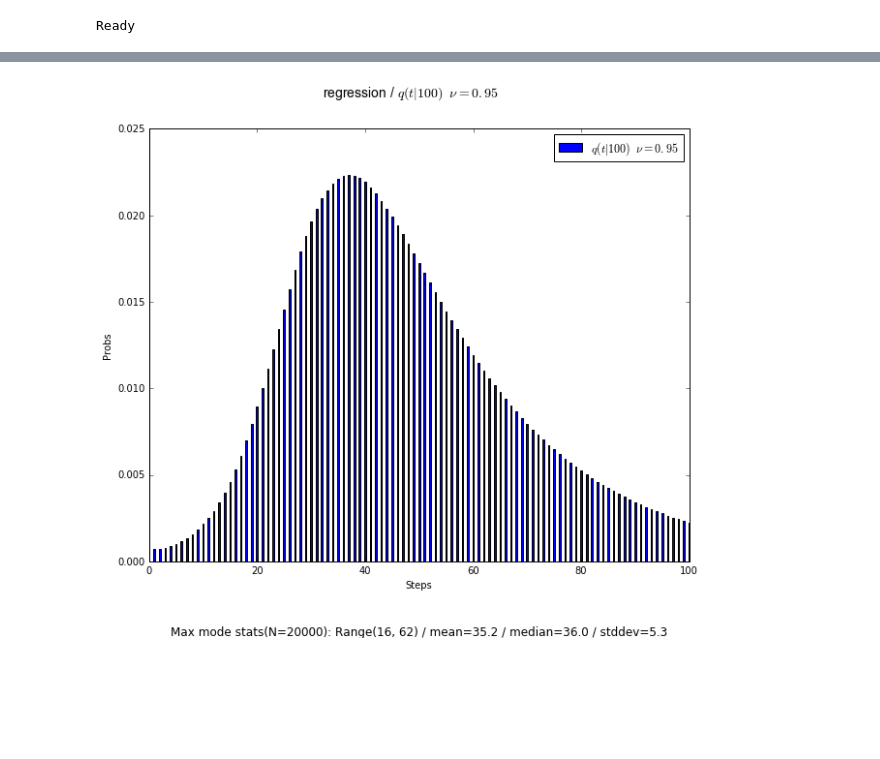
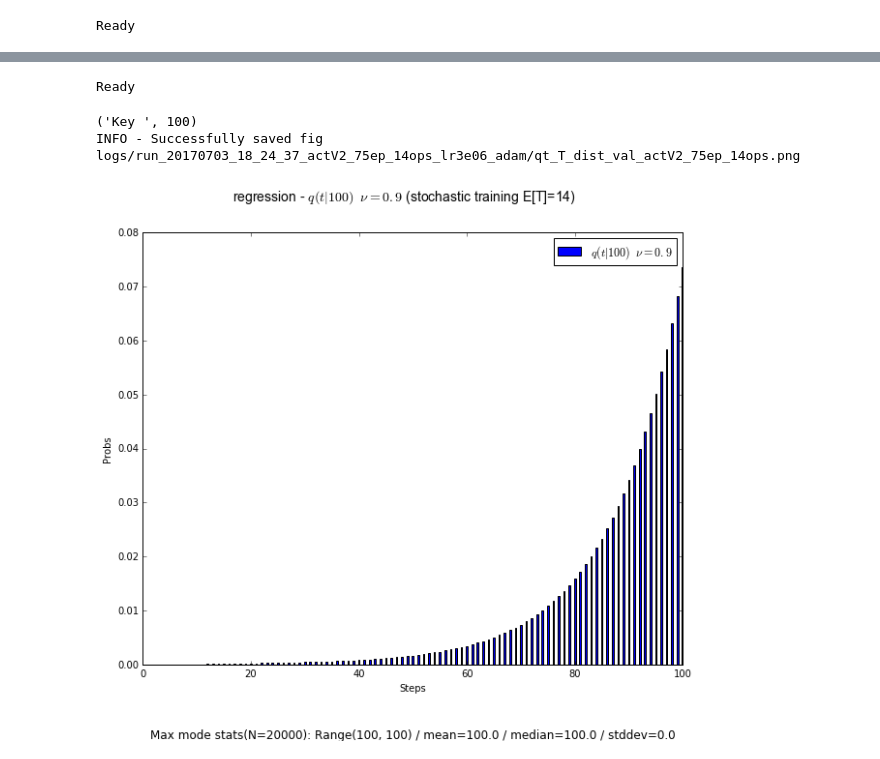
Before and after one commit to toologicbv/meta_learner, a Jupyter notebook: 10d_reg_results_20170623.ipynb, the cells around one changed output, grey strips where cells are left out. Drawn from its saved outputs; the diff is of its cells as text; code cells hidden in the pictures; blank space fills up the shorter version.

```diff
--- a/10d_reg_results_20170623.ipynb
+++ b/10d_reg_results_20170623.ipynb
@@ -46,12 +46,19 @@ expers_to_load = [(False, "run_20170629_15_06_49_metaV1_10ep_100ops_retrain_lr5e
                   (False, "run_20170625_18_56_22_metaV1_60ep_100ops_retrain_lr5e06_adam"), # quadratics
                   (False, "run_20170629_16_58_08_metaV1_10ep_100ops_retrain_lr5e06_adam"), # 30eps/without BPTT
                   (False, "run_20170627_18_12_50_metaV1_10ep_100ops_retrain_lr1e06_adam"), # 30eps/with BPTT
+                  # Meta V1 model regression
+                  (True, "run_20170702_15_29_52_metaV1_40ep_100ops_retrain_lr5e06_adam"), # 110 epo
                   # ACT V2 model (1 LSTM)
-                  (True, "run_20170628_21_23_35_actV2_40ep_100ops_retrain_lr1e06_adam"), # q=0.90 / lr 1e-6 / 70eps
-                  (True, "run_20170630_09_00_26_actV2_70ep_100ops_lr5e06_adam"), # 0.95 / lr5e-6 / 70eps
-                  (True, "run_20170629_19_58_02_actV2_40ep_100ops_retrain_lr5e06_adam"),  # 0.80 / lr5e-6 / 70 eps
-                  (True, "run_20170629_22_12_52_actV2_70ep_100ops_lr5e06_adam"), # 0.98 / lr 5e-6 / 70 eps
-                  (True, "run_20170629_19_55_41_actV2_40ep_100ops_retrain_lr5e06_adam")] # server 0.85 / 5e-6 / 80 eps
+                  (True, "run_20170701_18_28_48_actV2_50ep_100ops_retrain_lr5e06_adam"), # 0.5 100 epo
+                  (False, "run_20170630_22_54_04_actV2_70ep_100ops_lr5e06_adam"), # 0.6; 60 epo
+                  (True, "run_20170702_20_43_33_actV2_40ep_100ops_retrain_lr5e06_adam"), # 0.7 70+40epo
+                  (True, "run_20170702_17_08_24_actV2_40ep_100ops_retrain_lr5e06_adam"),  # 0.80 / lr5e-6 / 110 eps
+                  (False, "run_20170702_22_41_05_actV2_40ep_100ops_retrain_lr5e06_adam"),  # 0.85 / lr5e-6 / 70 eps
+                  (False, "run_20170703_08_46_15_actV2_40ep_100ops_retrain_lr5e06_adam"), # q=0.90 / lr 1e-6 / 70eps
+                  (True, "run_20170702_13_56_09_actV2_20ep_100ops_retrain_lr5e06_adam"), # 0.98 / lr5e-6 / 120eps
+                  (False, "run_20170703_18_24_37_actV2_75ep_14ops_lr3e06_adam"), # 0.9 stochastic
+                  (True, "run_20170703_15_19_53_actV2_80ep_21ops_lr5e06_adam"), # 0.93 stochastic 80epos
+                  (True, "run_20170702_20_51_12_actV2_150ep_49ops_lr5e06_adam")] # 0.98 stochastic
 # %%
 without_models = False
 
@@ -236,3 +227,11 @@ INFO - --------------------------- End of validation ---------------------------
-# %%
-# exper = get_experiment('run_20170515_13_53_49_actV2_20ep_10ops_lr5e05_adam')
-exper = get_experiment("run_20170525_19_39_19_actV2_30ep_20ops_lr5e05_adam")
+# %%
+del new_experiments
+new_experiments = []
+
+for exper in expers_to_load:
+    if exper[0]:
+        new_experiments.append(get_experiment(path_to_exp=exper[1] + "/" + "exp_statistics_test20000.dll",
+                                              full_path=True))
+print("Ready")
+# %% [output]
+Ready
@@ -239,8 +240,10 @@ exper = get_experiment("run_20170525_19_39_19_actV2_30ep_20ops_lr5e05_adam")
 # %%
-plot_qt_probs(new_experiments[1], data_set="val", save=False, show=True,
+plot_qt_probs(new_experiments[5], data_set="val", save=True, show=True,
               plot_prior=False, height=20, width=20, add_info=True)
 # %% [output]
+('Key ', 100)
+INFO - Successfully saved fig logs/run_20170703_18_24_37_actV2_75ep_14ops_lr3e06_adam/qt_T_dist_val_actV2_75ep_14ops.png
-[figure, old version]
+[figure, new version]
 # %%
 from utils.plots import create_exper_label
 num_of_plots = 13
```
Also changed, not shown: parts of 20 cells of this notebook, 6 other files.
